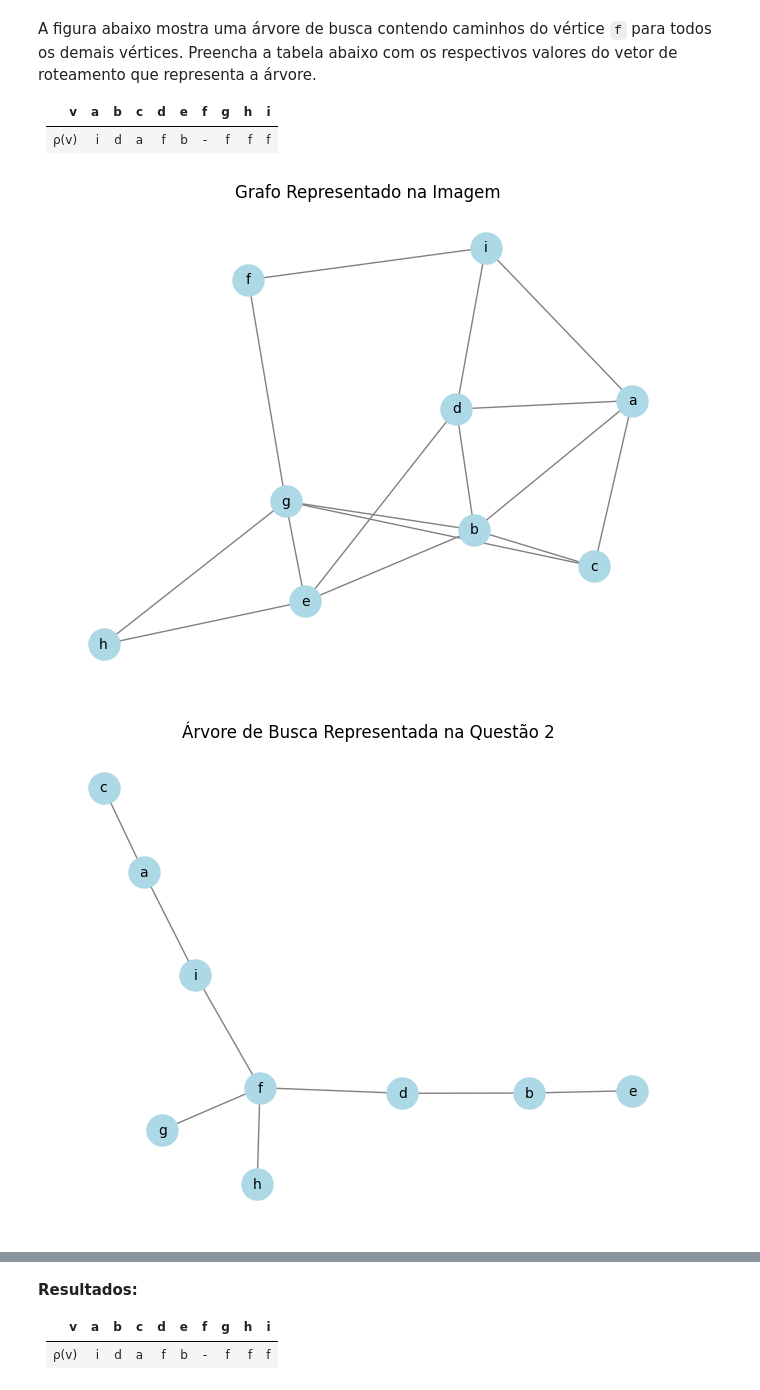
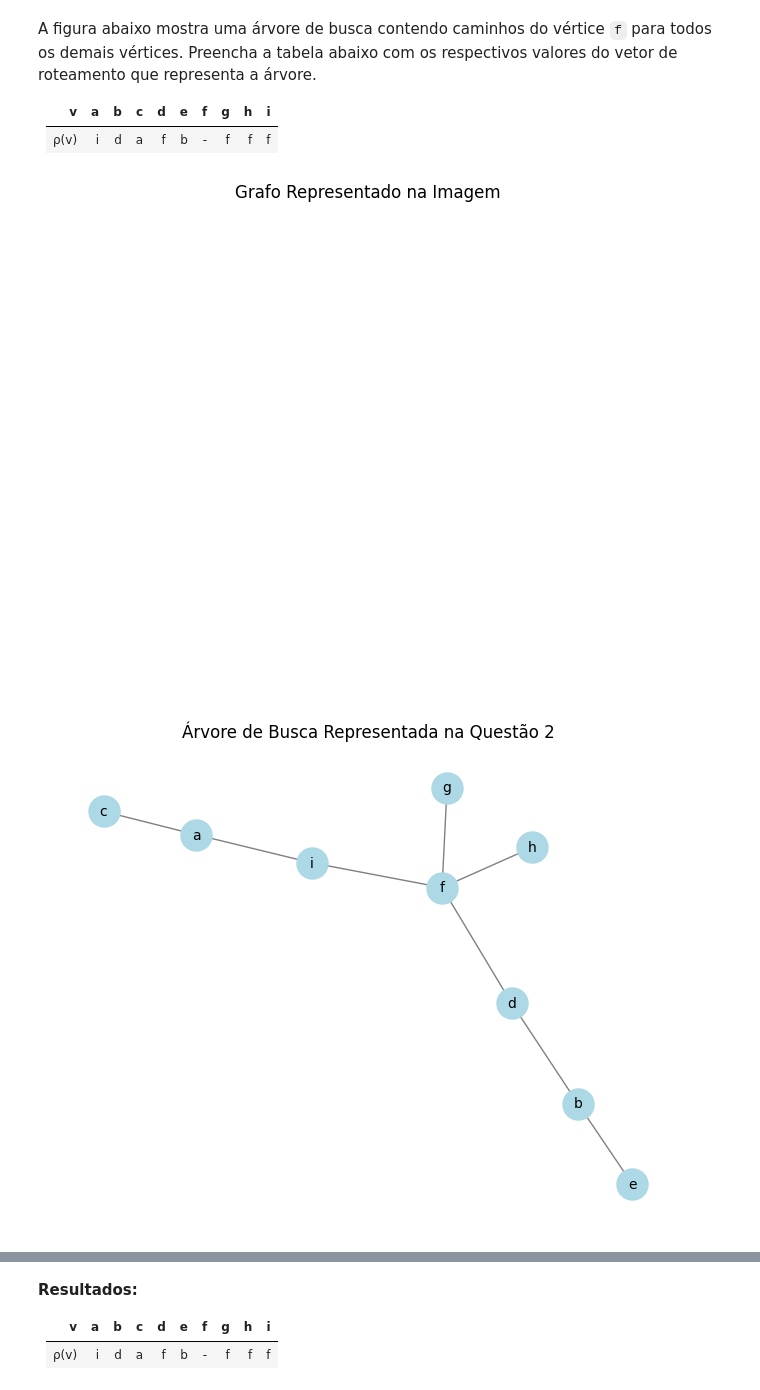
Before and after one commit to LeonardoVieiraGuimaraes/TeoriaGrafos, a Jupyter notebook: Aula06/Exercicíos.ipynb, the cells around one changed output, grey strips where cells are left out. Cells and saved outputs as stored; diff of their text form; code cells hidden in the pictures.

```diff
--- a/Aula06/Exercicíos.ipynb
+++ b/Aula06/Exercicíos.ipynb
@@ -101,41 +109,54 @@ arestas = [
     ('g', 'h'),
 ]
 
+# Definindo o grafo
+G = nx.Graph()
+edges = [
+    ("A", "B"),
+    ("A", "C"),
+    ("B", "D"),
+    ("C", "D"),
+    ("C", "E"),
+    ("D", "F"),
+    ("E", "F"),
+]
+G.add_edges_from(edges)
+
 # Criar o grafo
 G = nx.Graph()
-G.add_edges_from(arestas)
+# G.add_edges_from(arestas)
 # Desenhar o grafo
 pos = nx.spring_layout(G)
 nx.draw(G, pos, with_labels=True, node_color='lightblue', edge_color='gray', node_size=500, font_size=10, arrowsize=15)
 plt.title('Grafo Representado na Imagem')
 plt.show()
 
 
 
 # Criar a árvore de busca com base no vetor de roteamento
 T = nx.Graph()
 vetor_roteamento = {
     'a': 'i', 'b': 'd', 'c': 'a', 'd': 'f', 'e': 'b',
     'f': '-', 'g': 'f', 'h': 'f', 'i': 'f'
 }
 
 # Adicionar arestas ao grafo com base no vetor de roteamento
 arestas = [(v, destino) for v, destino in vetor_roteamento.items() if destino != '-']
 T.add_edges_from(arestas)
 
 # Desenhar a árvore
 pos = nx.spring_layout(T)
 nx.draw(T, pos, with_labels=True, node_color='lightblue', edge_color='gray', node_size=500, font_size=10)
 plt.title('Árvore de Busca Representada na Questão 2')
 plt.show()
 
 # Exibir o vetor de roteamento
 print('Vetor de Roteamento:')
 for vertice, proximo_salto in vetor_roteamento.items():
     print(f'{vertice}: {proximo_salto}')
 # %% [output]
-[figure, old version]
+[figure, new version]
-[figure, old version]
+[figure, new version]
 Vetor de Roteamento:
 a: i
 b: d
```
Also changed, not shown: parts of 7 cells of this notebook, 4 other files.
